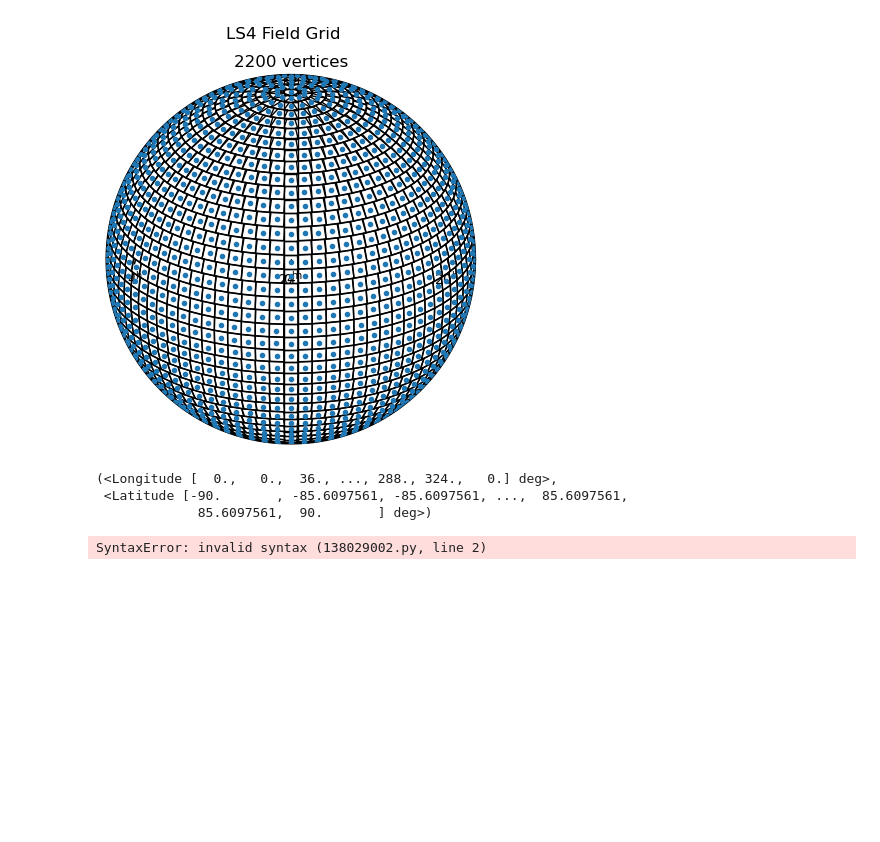
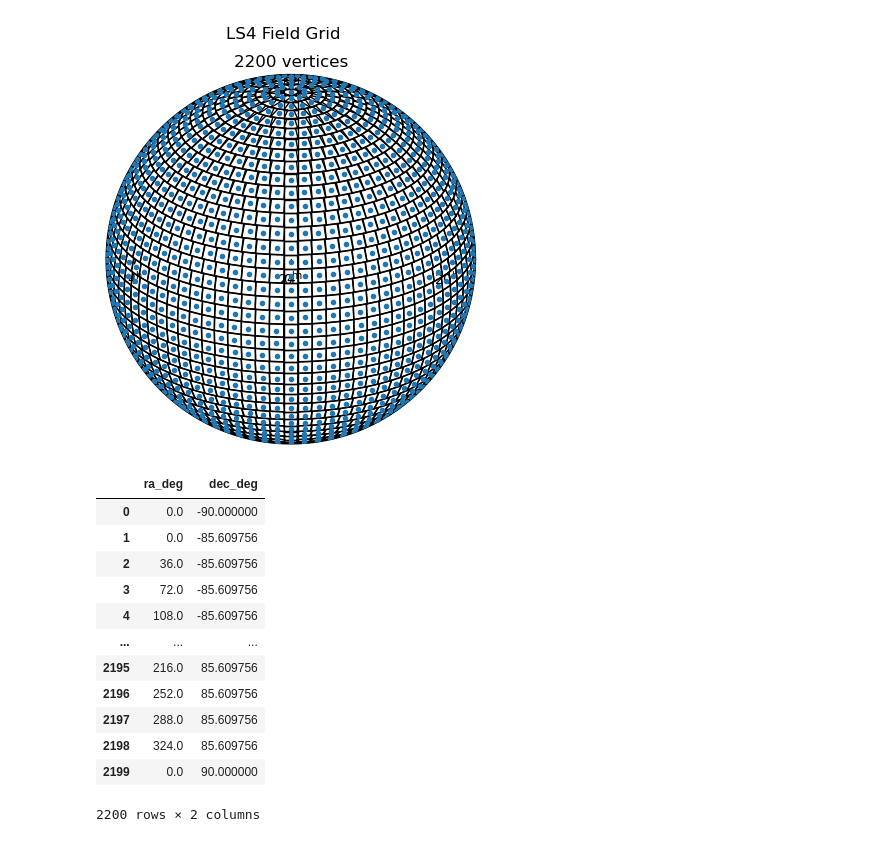
Before and after one commit to dev-ved30/LS4-field-grid, a Jupyter notebook: Trials.ipynb, the cells around one changed output. Drawn from its saved outputs; the diff is of its cells as text; code cells hidden in the pictures; blank space fills up the shorter version.

```diff
--- a/Trials.ipynb
+++ b/Trials.ipynb
@@ -52,14 +52,22 @@ for region in footprints:
 plt.show()
 # %% [output]
 [figure]
-# %%
-vertices.ra.to(u.degree), vertices.dec.to(u.degree)
-# %% [output]
-(<Longitude [  0.,   0.,  36., ..., 288., 324.,   0.] deg>,
- <Latitude [-90.       , -85.6097561, -85.6097561, ...,  85.6097561,
-             85.6097561,  90.       ] deg>)
 # %%
-df = pd.DataFrame()
-df[]
+ra_deg = vertices.ra.to(u.deg).value
+dec_deg = vertices.dec.to(u.deg).value
+df = pd.DataFrame({"ra_deg": ra_deg, "dec_deg": dec_deg})
+df
 # %% [output]
+|  | ra_deg | dec_deg |
+| 0 | 0.0 | -90.000000 |
+| 1 | 0.0 | -85.609756 |
+| 2 | 36.0 | -85.609756 |
+| 3 | 72.0 | -85.609756 |
+| 4 | 108.0 | -85.609756 |
+| ... | ... | ... |
+| 2195 | 216.0 | 85.609756 |
+| 2196 | 252.0 | 85.609756 |
+| 2197 | 288.0 | 85.609756 |
+| 2198 | 324.0 | 85.609756 |
+| 2199 | 0.0 | 90.000000 |
-SyntaxError: invalid syntax (138029002.py, line 2)
+2200 rows × 2 columns
```
Also changed, not shown: parts of 1 cell of this notebook, 1 other file.
